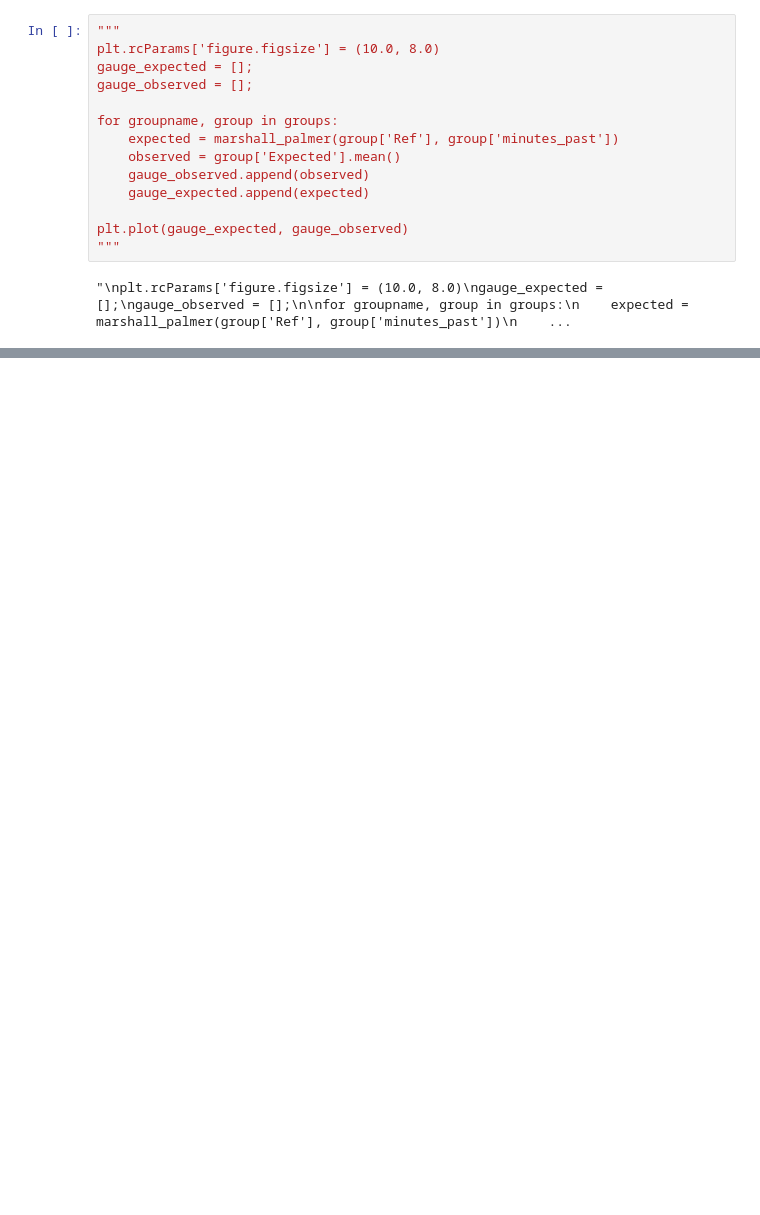
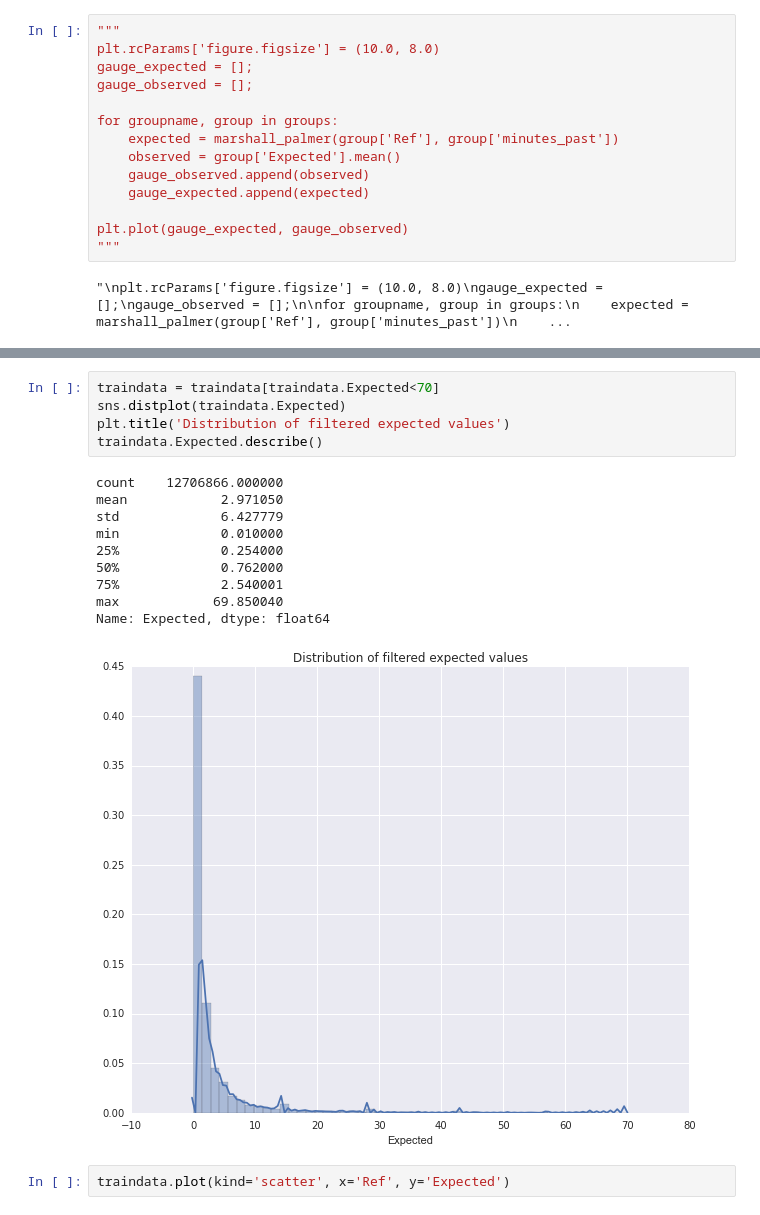
Before and after one commit to saketkc/launchpad, a Jupyter notebook: notebooks/Preprocessing.ipynb, the cells around one changed output, grey strips where cells are left out. Drawn from its saved outputs; the diff is of its cells as text; blank space fills up the shorter version.

```diff
--- a/notebooks/Preprocessing.ipynb
+++ b/notebooks/Preprocessing.ipynb
@@ -165,0 +75,18 @@ Name: Expected, dtype: float64
+# %%
+traindata = traindata[traindata.Expected<70]
+sns.distplot(traindata.Expected)
+plt.title('Distribution of filtered expected values')
+traindata.Expected.describe()
+# %% [output]
+count    12706866.000000
+mean            2.971050
+std             6.427779
+min             0.010000
+25%             0.254000
+50%             0.762000
+75%             2.540001
+max            69.850040
+Name: Expected, dtype: float64
+[figure, added]
+# %%
+traindata.plot(kind='scatter', x='Ref', y='Expected')
```
Also changed, not shown: parts of 18 cells of this notebook.
